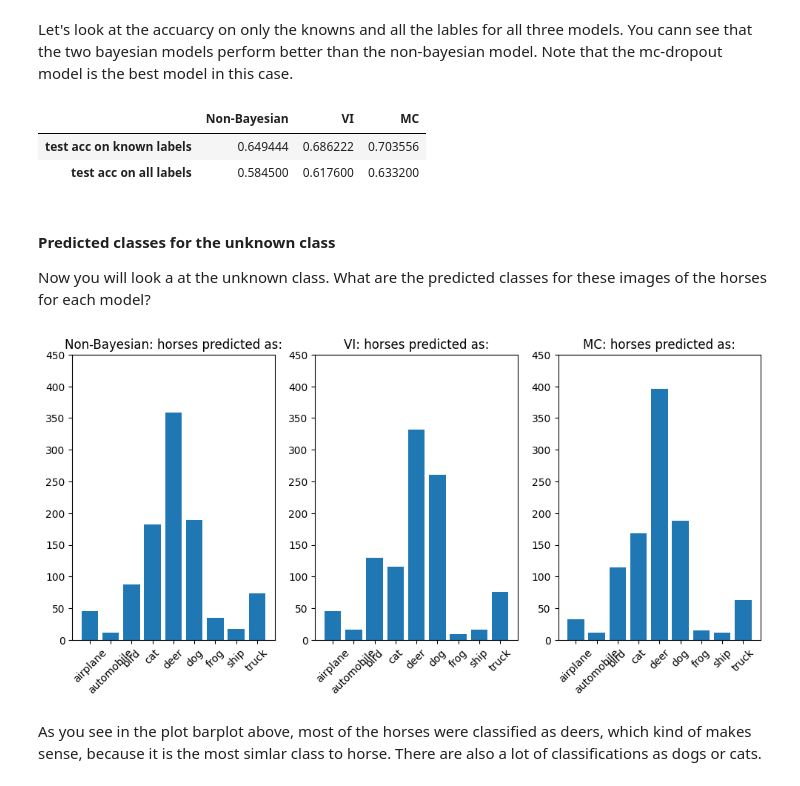
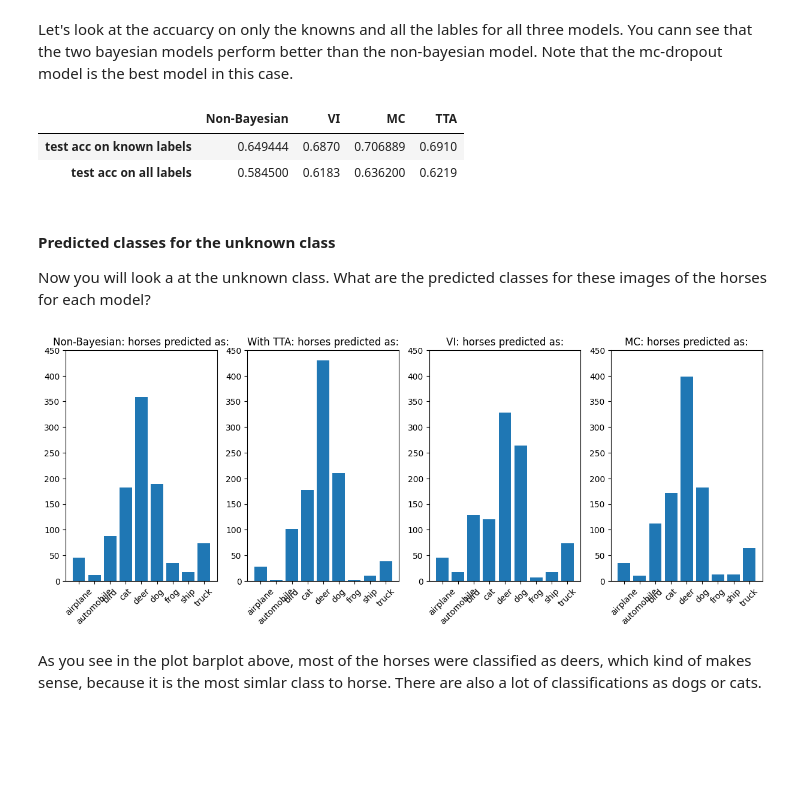
Before and after one commit to RachelRamirez/tta, a Jupyter notebook: NB_ch08_04.ipynb, the cells around one changed output. Drawn from its saved outputs; the diff is of its cells as text; code cells hidden in the pictures; blank space fills up the shorter version.

Commit message:
Completed the addition of Test Time Augmentation!

```diff
--- a/NB_ch08_04.ipynb
+++ b/NB_ch08_04.ipynb
@@ -456,0 +515,4 @@ test_acc_all, test_acc_known
+# %%
+tta_steps = 50
+bs = 64
+# epochs = 15
@@ -456,0 +529,18 @@ test_acc_all, test_acc_known
+# %%
+test_datagen = ImageDataGenerator(
+        # preprocessing_function=revertscale_fn,   #hoping this will increase the overall accuracy of TTA from 0.448 to something more similar to the vanilla CNN without TTA - IT DID NOT
+        # rescale = 1./255,
+        shear_range=0.1,
+        zoom_range=0.1,
+        horizontal_flip=True,
+        rotation_range=10.,
+        fill_mode='reflect' ,
+        width_shift_range = 0.1,
+        height_shift_range = 0.1,
+        )
+# %%
+predictions_tta = []
+
+for i in tqdm(range(tta_steps)):
+    preds = model.predict(test_datagen.flow(x_test, batch_size=bs, shuffle=False), steps = len(x_test)/bs)   #Changed X_val to X_test
+    predictions_tta.append(preds)
@@ -456,0 +554,4 @@ test_acc_all, test_acc_known
+# %%
+final_pred = np.mean(predictions_tta, axis=0)
+
+#final_pred[0] #This is the average guess for image 0, "3" followed by "5"
@@ -514,37 +657,47 @@ test_acc_all_mc, test_acc_known_mc
 Let's look at the accuarcy on only the knowns and all the lables for all  three models. You cann see that the two bayesian models perform better than the non-bayesian model. Note that the mc-dropout model is the best model in this case.
 # %%
 import pandas as pd
-pd.DataFrame(np.array([[test_acc_known,test_acc_known_vi,test_acc_known_mc],[test_acc_all,test_acc_all_vi,test_acc_all_mc]]), index=['test acc on known labels','test acc on all labels'],columns=['Non-Bayesian','VI','MC'])
+pd.DataFrame(np.array([[test_acc_known,test_acc_known_vi,test_acc_known_mc, test_acc_known_tta],[test_acc_all,test_acc_all_vi,test_acc_all_mc,  test_acc_all_tta]]), index=['test acc on known labels','test acc on all labels'],columns=['Non-Bayesian','VI','MC','TTA'])
 # %% [output]
-|  | Non-Bayesian | VI | MC |
-| test acc on known labels | 0.649444 | 0.686222 | 0.703556 |
-| test acc on all labels | 0.584500 | 0.617600 | 0.633200 |
+|  | Non-Bayesian | VI | MC | TTA |
+| test acc on known labels | 0.649444 | 0.6870 | 0.706889 | 0.6910 |
+| test acc on all labels | 0.584500 | 0.6183 | 0.636200 | 0.6219 |
 # %% [markdown]
 #### Predicted classes for the unknown class
 Now you will look a at the unknown class. What are the predicted classes for these images of the horses for each model?
 # %%
-plt.figure(figsize=(12,5))
-plt.subplot(1,3,1)
+plt.figure(figsize=(15,5))
+plt.subplot(1,4,1)
 plt.bar(np.unique(pred_labels[unknown_idx],return_counts=True)[0],np.unique(pred_labels[unknown_idx],return_counts=True)[1])
 plt.xticks(rotation=45)
 plt.title("Non-Bayesian: horses predicted as:")
 plt.ylim([0,450])
 
-plt.subplot(1,3,2)
+
+plt.subplot(1,4,2)
+plt.bar(np.unique(pred_labels_tta[unknown_idx],return_counts=True)[0],np.unique(pred_labels_tta[unknown_idx],return_counts=True)[1])
+plt.xticks(rotation=45)
+plt.title("With TTA: horses predicted as:")
+plt.ylim([0,450])
+
+
+plt.subplot(1,4,3)
 plt.bar(np.unique(pred_labels_vi[unknown_idx],return_counts=True)[0],np.unique(pred_labels_vi[unknown_idx],return_counts=True)[1])
 plt.xticks(rotation=45)
 plt.title("VI: horses predicted as:")
 plt.ylim([0,450])
 
-plt.subplot(1,3,3)
+plt.subplot(1,4,4)
 plt.bar(np.unique(pred_labels_mc[unknown_idx],return_counts=True)[0],np.unique(pred_labels_mc[unknown_idx],return_counts=True)[1])
 plt.xticks(rotation=45)
 plt.title("MC: horses predicted as:")
 plt.ylim([0,450])
 
+
+
 plt.show()
 # %% [output]
-[figure, old version]
+[figure, new version]
 # %% [markdown]
 As you see in the plot barplot above, most of the horses were classified as deers, which kind of makes sense, because it is the most simlar class to horse. There are also a lot of classifications as dogs or cats.
 # %% [markdown]
```
Also changed, not shown: parts of 26 cells of this notebook.
